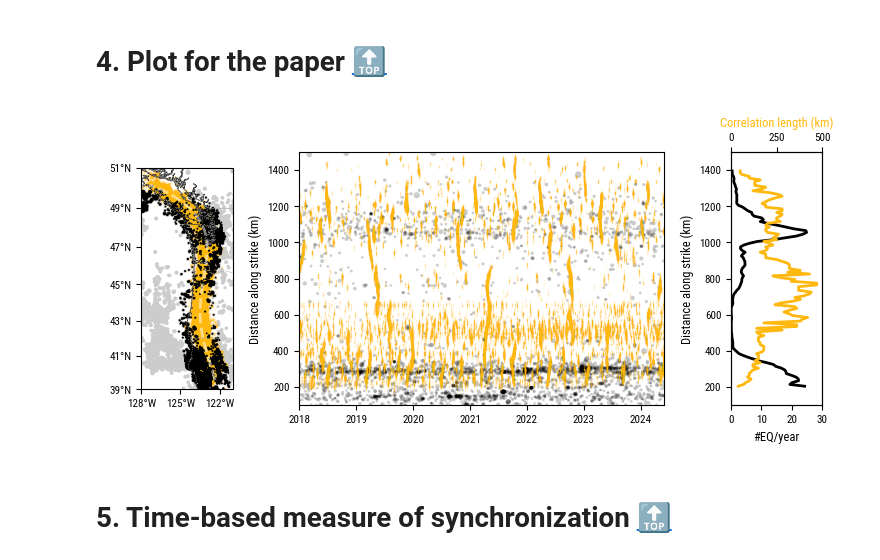
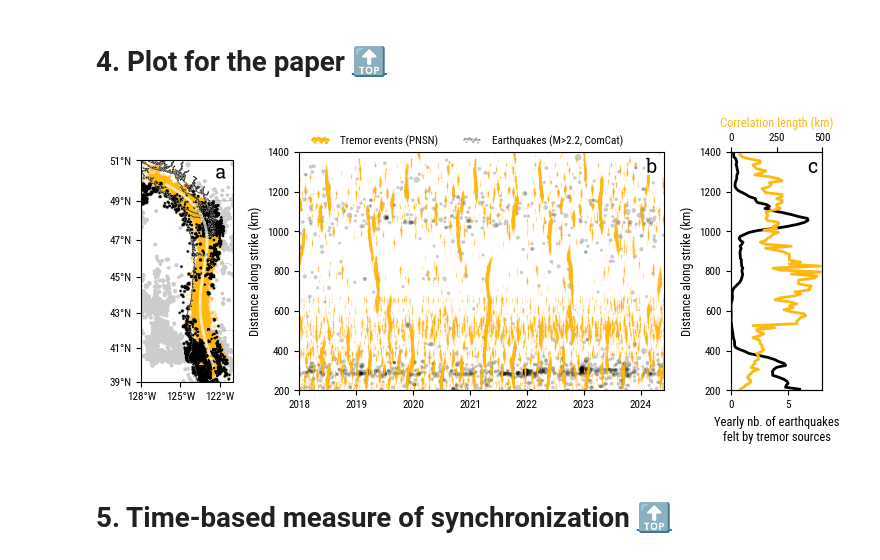
Before and after one commit to gfarge/tremor_v_eq, a Jupyter notebook: cascadia_synch.ipynb, the cells around one changed output. Drawn from its saved outputs; the diff is of its cells as text; code cells hidden in the pictures.

```diff
--- a/cascadia_synch.ipynb
+++ b/cascadia_synch.ipynb
@@ -41,7 +42,7 @@ elif os.getlogin() == 'root':
     workdir = '/Users/gaspard/Documents/work/'
 from stats import cross_corr
 # %%
-mag_min = 2.4
+mag_min = 2.2
 # %% [markdown]
 # 2. <a id='toc2_'></a>Load data   [&#128285;](#toc0_)
 Directly from pre-processed catalogs — with earthquake counts and modeled depths.
@@ -337,43 +338,55 @@ with plt.style.context('grl'):
     ax.xaxis.set_major_formatter(LongitudeFormatter())
     ax.yaxis.set_major_formatter(LatitudeFormatter())
 
-    ax.scatter(trm.lon, trm.lat, s=1, c=[to_rgba('C2', .1) for ii in range(len(trm))], transform=ccrs.PlateCarree())
-    ax.scatter(eq.lon, eq.lat, s=eq.mag**2/2, c=[to_rgba('.8', 1) for ii in range(len(eq))], transform=ccrs.PlateCarree(), zorder=-1)
-    ax.scatter(eq.lon[eq.in50km], eq.lat[eq.in50km], s=eq.mag[eq.in50km]**2/2, c=[to_rgba('k', 1) for ii in range(len(eq[eq.in50km]))], transform=ccrs.PlateCarree(), edgecolor=[0,0,0,0], zorder=1)
+    ax.scatter(trm.lon, trm.lat, s=1, c=[to_rgba('C2', .1) for ii in range(len(trm))], transform=ccrs.PlateCarree(), rasterized=True)
+    ax.scatter(eq.lon, eq.lat, s=eq.mag**2/2, c=[to_rgba('.8', 1) for ii in range(len(eq))], transform=ccrs.PlateCarree(), zorder=-1, rasterized=True)
+    ax.scatter(eq.lon[eq.in50km], eq.lat[eq.in50km], s=eq.mag[eq.in50km]**2/2, c=[to_rgba('k', 1) for ii in range(len(eq[eq.in50km]))], transform=ccrs.PlateCarree(), edgecolor=[0,0,0,0], zorder=1, rasterized=True)
 
     along_strike = pickle.load(open('data/cascadia/processed/along_strike.pkl', 'rb'))
-    along_strike_lon = along_strike['lon'][(along_strike['s'] > 150) & (along_strike['s'] < 1500)]
-    along_strike_lat = along_strike['lat'][(along_strike['s'] > 150) & (along_strike['s'] < 1500)]
+    along_strike_lon = along_strike['lon'][(along_strike['s'] > 200) & (along_strike['s'] < 1400)]
+    along_strike_lat = along_strike['lat'][(along_strike['s'] > 200) & (along_strike['s'] < 1400)]
 
-    ax.plot(along_strike_lon, along_strike_lat, ls='--', lw=2, color=to_rgba('w', .5), transform=ccrs.PlateCarree(), zorder=10)
+    ax.plot(along_strike_lon, along_strike_lat, ls='-', lw=2, color=to_rgba('w', .7), transform=ccrs.PlateCarree(), zorder=10)
+
+    ax.text(.93, .99, 'a', transform=ax.transAxes, fontsize=14, fontname='Roboto Slab', va='top', ha='right', path_effects=[path_effects.withStroke(linewidth=3, foreground='w')])
 
     # Time-strike
     ax = fig.add_subplot(gs[1])
     ax.set_ylabel('Distance along strike (km)')
     ax.set_xlim(trm.date.min(), trm.date.max())
     ax.set_xlim(np.datetime64('2018-01-01'), np.datetime64('2024-06-01'))
-    ax.set_ylim(100, 1500)
+    ax.set_ylim(200, 1400)
 
-    ax.plot(trm.date, trm.xf, ls='', marker='o', mfc=to_rgba('C2', .1), mec=[0,0,0,0], ms=1)
+    ax.plot(trm.date[(trm.date > np.datetime64('2018-01-01')) & (trm.date < np.datetime64('2024-06-01'))], trm.xf[(trm.date > np.datetime64('2018-01-01')) & (trm.date < np.datetime64('2024-06-01'))], ls='', marker='o', mfc=to_rgba('C2', .1), mec=[0,0,0,0], ms=1, rasterized=True)
     indicator = eq.in50km & (eq.mag > mag_min)
-    ax.scatter(eq.date[indicator], eq.xf[indicator], c=[to_rgba('k', .2) for ii in range(indicator.sum())], s=eq.mag[indicator]**2, zorder=1, edgecolor=[0,0,0,0])
+    ax.scatter(eq.date[indicator], eq.xf[indicator], c=[to_rgba('k', .2) for ii in range(indicator.sum())], s=eq.mag[indicator]**2, zorder=1, edgecolor=[0,0,0,0], rasterized=True)
+
+    ax.scatter([], [], color='C2', label='Tremor events (PNSN)')
+    ax.scatter([], [], s=2, color=to_rgba('k', .5), label='Earthquakes (M>2.2, ComCat)')
+
+    ax.legend(bbox_to_anchor=(0, .98), loc='lower left', ncols=2, scatterpoints=20, markerscale=.2, scatteryoffsets=.5+np.random.randn(20)*.2)
+
+    ax.text(.98, .98, 'b', transform=ax.transAxes, fontsize=14, fontname='Roboto Slab', va='top', ha='right', path_effects=[path_effects.withStroke(linewidth=3, foreground='w')])
 
     # Earthquake activity vs correlation length
     ax = fig.add_subplot(gs[2], sharey=ax)
     ax.set_ylabel('Distance along strike (km)')
-    ax.set_xlabel('#EQ/year')
-    ax.set_xlim(0, 30)
-    ax.set_xticks([0, 10, 20, 30])
+    ax.set_xlabel('Yearly nb. of earthquakes\nfelt by tremor sources')
+    ax.set_xlim(0, 8)
 
     chosen_dist = 50
     ax.plot(n_close_eq[chosen_dist], x_bin_edges[:-1] + dx_bin/2, 'k-', lw=2)
 
     ax_cc = ax.twiny()
     ax_cc.set_xlim(0, 500)
     ax_cc.set_xlabel('Correlation length (km)', color='C2')
     ax_cc.plot(corr_length, x_bin_edges[:-1] + dx_bin/2, 'C2-', lw=2)
 
+    ax.text(.95, .98, 'c', transform=ax.transAxes, fontsize=14, fontname='Roboto Slab', va='top', ha='right')
+
     plt.tight_layout()
+    plt.savefig('figures/cascadia_activity.pdf', dpi=400)
+    plt.savefig('figures/cascadia_activity.png', dpi=400)
     plt.show()
 # %% [output]
-[figure, old version]
+[figure, new version]
```
Also changed, not shown: parts of 3 cells of this notebook, 6 other files.
